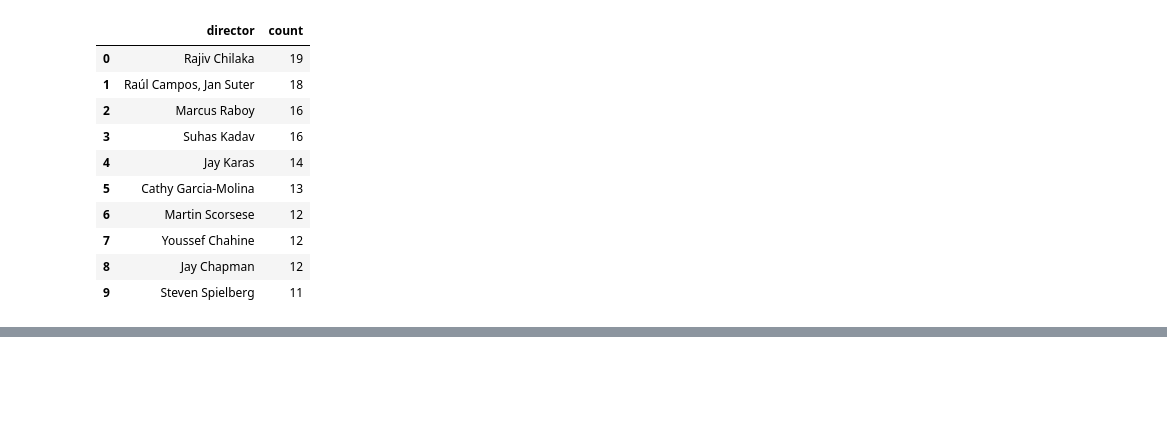
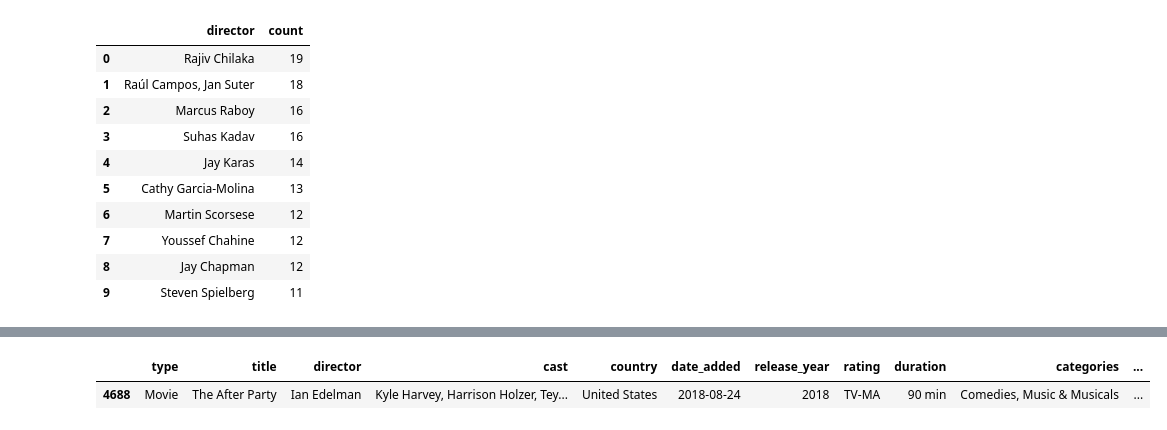
Before and after one commit to Udhay2898/Netflix_EDA, a Jupyter notebook: Nertflix_EDA.ipynb, the cells around one changed output, grey strips where cells are left out. Saved outputs shown, nothing was run; the diff lists cells and outputs as text; code cells hidden in the pictures; blank space fills up the shorter version.

```diff
--- a/Nertflix_EDA.ipynb
+++ b/Nertflix_EDA.ipynb
@@ -437,0 +438,5 @@ NameError: name 'country_name' is not defined
+# %%
+df.sample()
+# %% [output]
+|  | type | title | director | cast | country | date_added | release_year | rating | duration | categories | ... |
+| 4688 | Movie | The After Party | Ian Edelman | Kyle Harvey, Harrison Holzer, Tey... | United States | 2018-08-24 | 2018 | TV-MA | 90 min | Comedies, Music & Musicals | ... |
```
Also changed, not shown: parts of 11 cells of this notebook.
